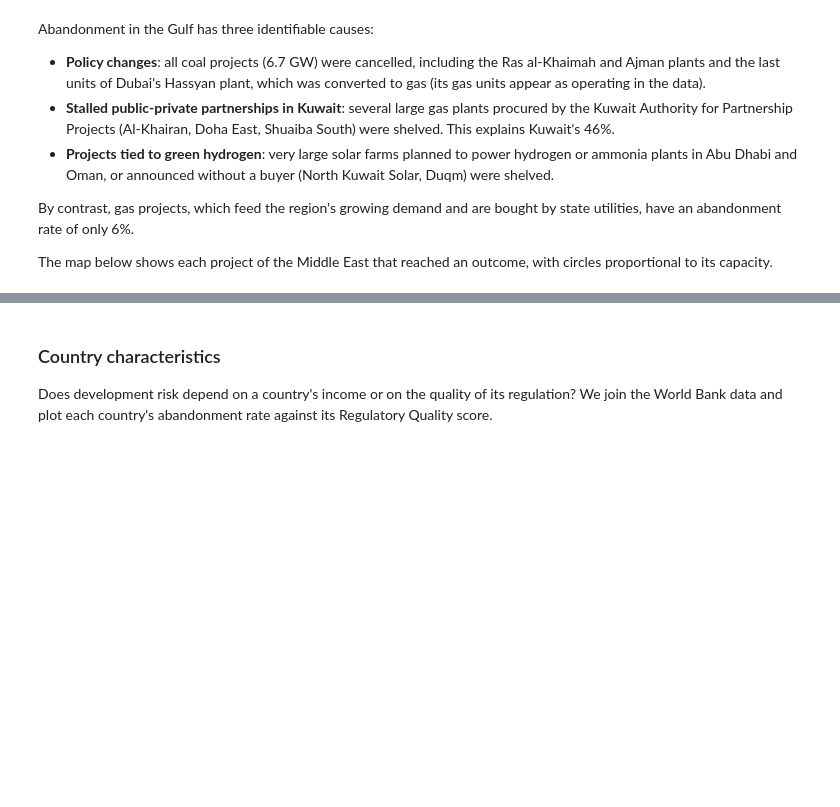
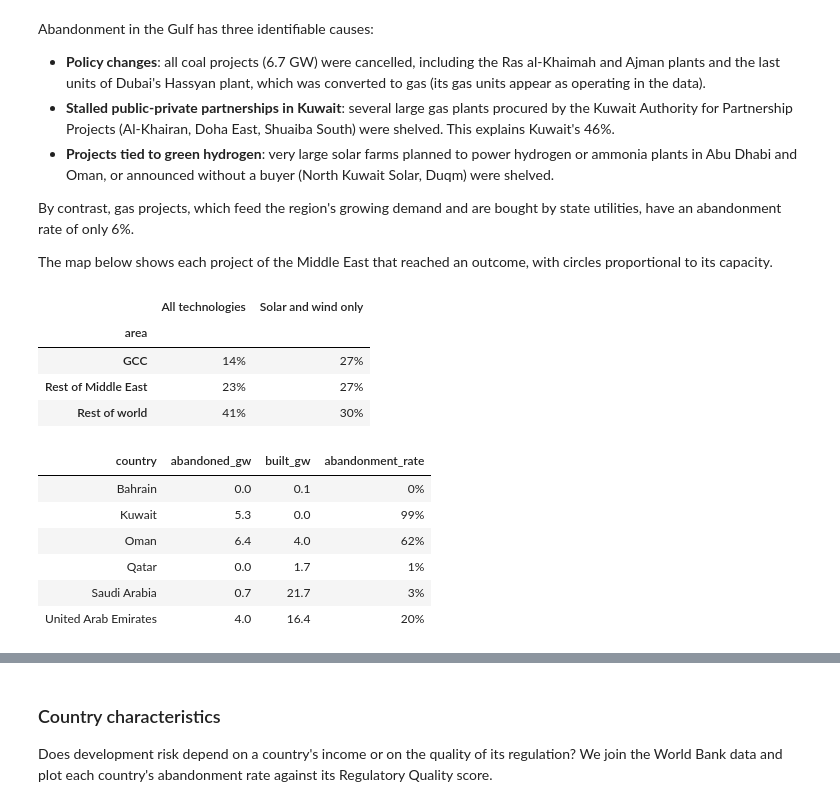
Before and after one commit to Sylvain-Topeza/power-infrastructure, a Jupyter notebook: main.ipynb, the cells around one changed output, grey strips where cells are left out. Saved outputs shown, nothing was run; the diff lists cells and outputs as text; code cells hidden in the pictures; blank space fills up the shorter version.

```diff
--- a/main.ipynb
+++ b/main.ipynb
@@ -621,3 +632,27 @@ The map below shows each project of the Middle East that reached an outcome, wit
 proportional to its capacity.
 # %%
 plots.map_projects(middle_east, "Built and abandoned power projects in the Middle East")
+# %%
+modern = units.loc[units["technology"].isin(["Solar", "Wind"])]
+display(pd.concat({
+    "All technologies": indicators.abandonment_rate(units, "area").set_index("area")["abandonment_rate"],
+    "Solar and wind only": indicators.abandonment_rate(modern, "area").set_index("area")["abandonment_rate"],
+}, axis=1).style.format("{:.0%}"))
+display(indicators.abandonment_rate(modern.loc[modern["area"] == "GCC"], "country")
+        [["country", "abandoned_gw", "built_gw", "abandonment_rate"]]
+        .style.format({"abandoned_gw": "{:,.1f}", "built_gw": "{:,.1f}",
+                       "abandonment_rate": "{:.0%}"})
+        .hide(axis="index"))
+# %% [output]
+|  | All technologies | Solar and wind only |
+| area |  |  |
+| GCC | 14% | 27% |
+| Rest of Middle East | 23% | 27% |
+| Rest of world | 41% | 30% |
+| country | abandoned_gw | built_gw | abandonment_rate |
+| Bahrain | 0.0 | 0.1 | 0% |
+| Kuwait | 5.3 | 0.0 | 99% |
+| Oman | 6.4 | 4.0 | 62% |
+| Qatar | 0.0 | 1.7 | 1% |
+| Saudi Arabia | 0.7 | 21.7 | 3% |
+| United Arab Emirates | 4.0 | 16.4 | 20% |
```
Also changed, not shown: parts of 20 cells of this notebook, 1 other file.
